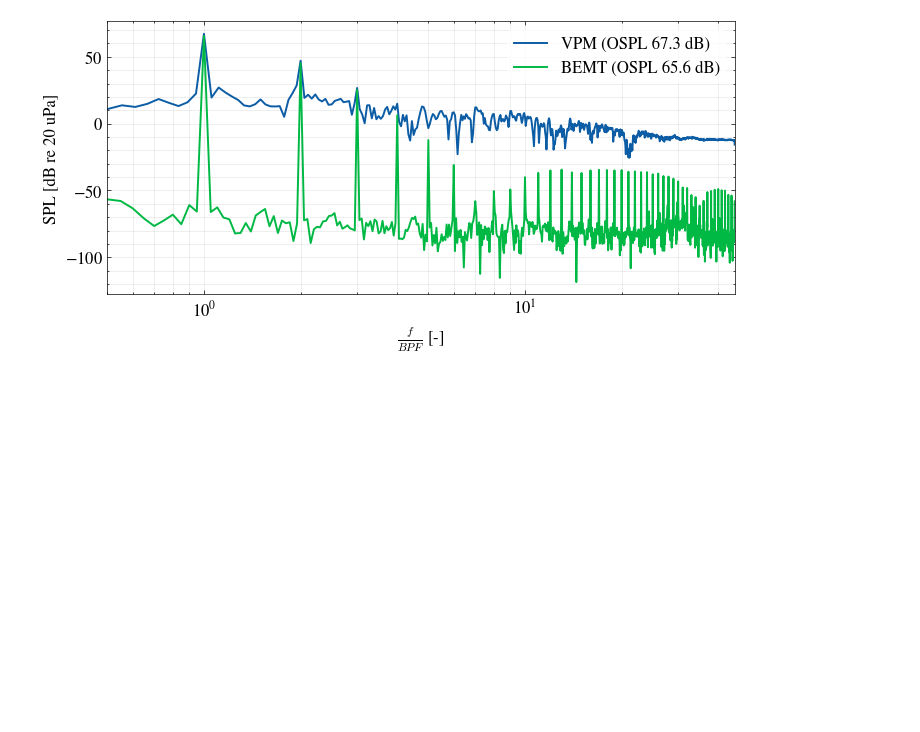
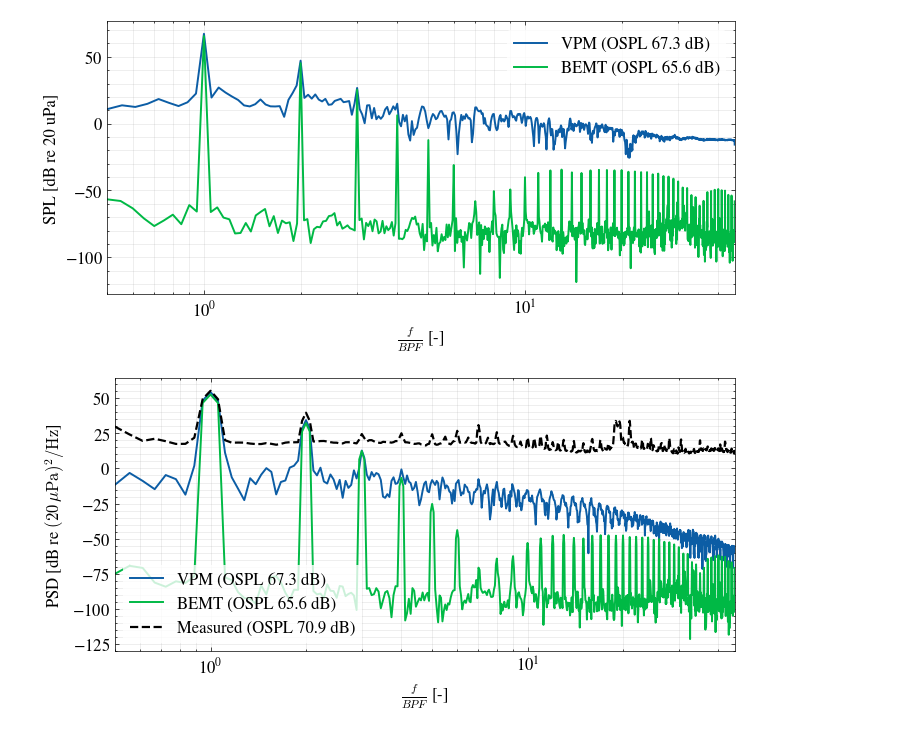
Before and after one commit to Frxljord/FastBEMT, a Jupyter notebook: Examples/VPM-F1A.ipynb, the cells around one changed output. Drawn from its saved outputs; the diff is of its cells as text; code cells hidden in the pictures; blank space fills up the shorter version.

```diff
--- a/Examples/VPM-F1A.ipynb
+++ b/Examples/VPM-F1A.ipynb
@@ -27,7 +27,7 @@ VPM_DATA_DIR = Path("../Data/VPM")
 LOADINGS_PATH = VPM_DATA_DIR / "loadings_TBS3_N_per_m.pt"
 CONVERGENCE_PATH = VPM_DATA_DIR / "APC10x7E_high_convergence.csv"
 SECTION_GEOMETRY_PATH = VPM_DATA_DIR / "APC10x7E_higher_rotor_sections.csv"
-PROPELLER_GEOMETRY_PATH = "../Data/New/10x7E"
+PROPELLER_GEOMETRY_PATH = "../Data/10x7E"
 
 
 vpm_source_times_all = pd.read_csv(CONVERGENCE_PATH)["T"].to_numpy(dtype=float)
@@ -226,7 +226,7 @@ PRESSURE_ROTATIONS = (
     if VPM_LAST_ROTATIONS is None
     else max(1, int(np.floor(VPM_LAST_ROTATIONS)))
 )
-BEMT_GEOMETRY_PATH = "../Data/New/10x7E"
+BEMT_GEOMETRY_PATH = "../Data/10x7E"
 
 pressure_observer = np.array(
     [[0.0, 0.0, PRESSURE_OBSERVER_RADIUS]],
@@ -348,3 +348,88 @@ axis.legend(frameon=True, edgecolor="none", fontsize=12)
 plt.show()
 # %% [output]
 [figure]
+# %%
+from scipy.signal import welch
+import pickle
+from pathlib import Path
+import numpy as np
+import matplotlib.pyplot as plt
+
+p_ref = 20e-6  # Pa
+
+fs_vpm = 1.0 / np.median(np.diff(loadings_time))
+fs_bemt = 1.0 / np.median(np.diff(bemt_time))
+
+nperseg = min(4096, len(loadings_pressure), len(bemt_pressure))
+noverlap = nperseg // 2
+
+# Load measured pressure
+measured_path = Path("../10x7E_00_actual.pkl")
+measured_data = pickle.load(measured_path.open("rb"))[10]
+measured_pressure = np.asarray(measured_data["scaled_samples"], dtype=float)
+measured_sample_rate = float(measured_data["sample_rate"])
+measured_ospl = 20.0 * np.log10(
+    np.sqrt(np.mean(measured_pressure ** 2)) / (20.0e-6)
+)
+measured_label = f"Measured (OSPL {measured_ospl:.1f} dB)"
+
+figure, axis = plt.subplots(figsize=(7.0, 3.4), constrained_layout=True)
+
+for pressure, fs, label in (
+    (loadings_pressure, fs_vpm, vpm_label),
+    (bemt_pressure, fs_bemt, bemt_label),
+):
+    pressure_fluct = pressure - np.mean(pressure)
+
+    frequency, psd = welch(
+        pressure_fluct,
+        fs=fs,
+        window="hann",
+        nperseg=nperseg,
+        noverlap=noverlap,
+        detrend="constant",
+        scaling="density",  # Pa^2 / Hz
+    )
+
+    positive_frequency = frequency > 0.0
+    psd_db = 10.0 * np.log10(psd / p_ref**2)
+
+    axis.semilogx(
+        frequency[positive_frequency] / blade_passing_frequency,
+        psd_db[positive_frequency],
+        linewidth=1.4,
+        label=label,
+    )
+
+# Add measured PSD
+measured_pressure_fluct = measured_pressure - np.mean(measured_pressure)
+measured_frequency, measured_psd = welch(
+    measured_pressure_fluct,
+    fs=measured_sample_rate,
+    window="hann",
+    nperseg=5055,
+    noverlap=noverlap,
+    detrend="constant",
+    scaling="density",  # Pa^2 / Hz
+)
+measured_positive_frequency = measured_frequency > 0.0
+measured_psd_db = 10.0 * np.log10(measured_psd / p_ref**2)
+
+axis.semilogx(
+    measured_frequency[measured_positive_frequency] / blade_passing_frequency,
+    measured_psd_db[measured_positive_frequency],
+    linewidth=1.6,
+    linestyle="--",
+    color="black",
+    label=measured_label,
+)
+
+axis.set_xlim(0.5, 45)
+axis.set_xlabel(r"$\frac{f}{BPF}$ [-]", fontsize=12)
+axis.set_ylabel(r"PSD [dB re $(20\,\mu\mathrm{Pa})^2/\mathrm{Hz}$]", fontsize=12)
+axis.tick_params(axis="both", labelsize=12)
+axis.grid(True, which="both", alpha=0.3)
+axis.legend(frameon=True, edgecolor="none", fontsize=12, loc='lower left')
+plt.show()
+# %% [output]
+[figure, added]
```
Also changed, not shown: 19 other files.
